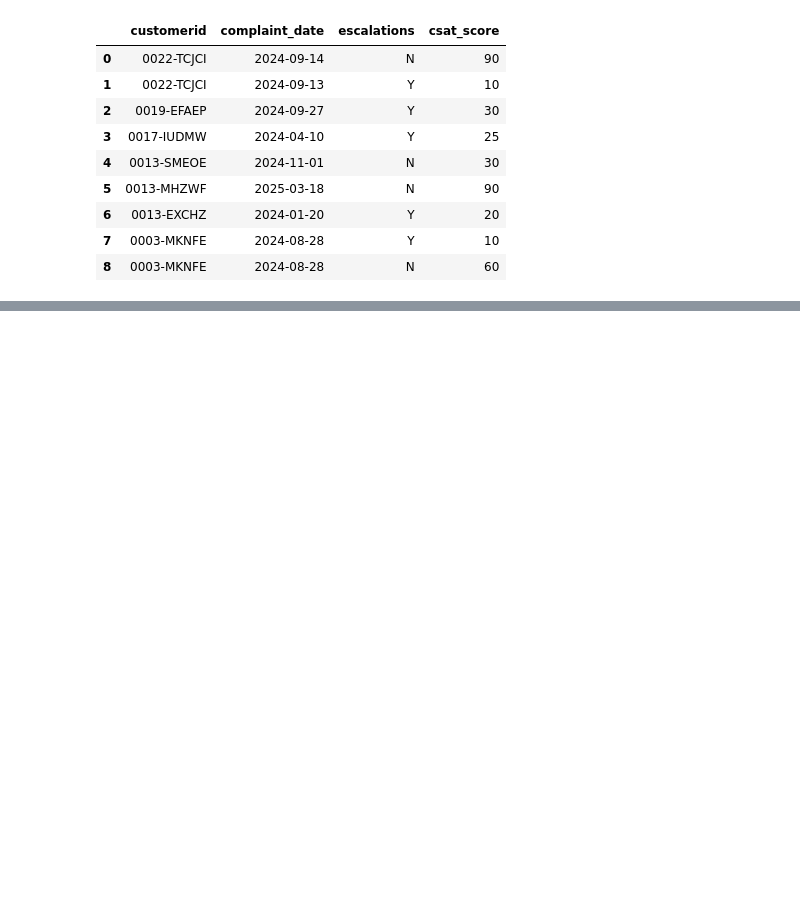
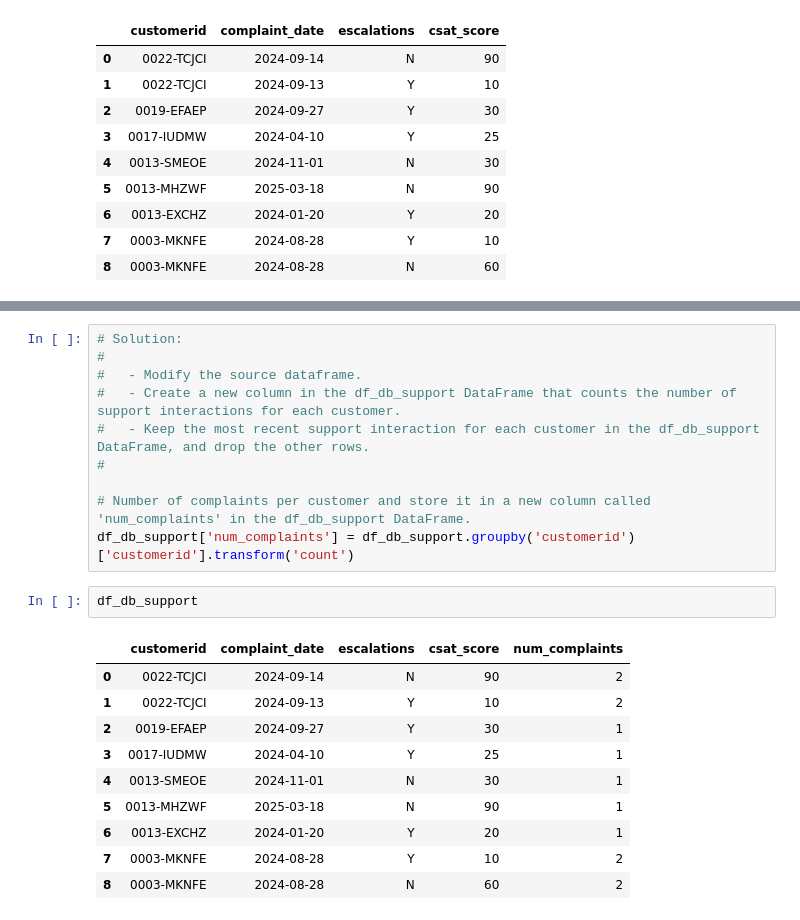
Before and after one commit to SBundhunDev/Customer_Churn_Analysis, a Jupyter notebook: Notebook/OTT_Customer_Churn_Analysis.ipynb, the cells around one changed output, grey strips where cells are left out. Saved outputs shown, nothing was run; the diff lists cells and outputs as text; blank space fills up the shorter version.

Commit message:
Adding transformation and Data Analysis

```diff
--- a/Notebook/OTT_Customer_Churn_Analysis.ipynb
+++ b/Notebook/OTT_Customer_Churn_Analysis.ipynb
@@ -500,0 +599,23 @@ df_db_support
+# %%
+# Solution:
+#
+#   - Modify the source dataframe.
+#   - Create a new column in the df_db_support DataFrame that counts the number of support interactions for each customer.
+#   - Keep the most recent support interaction for each customer in the df_db_support DataFrame, and drop the other rows.
+#
+
+# Number of complaints per customer and store it in a new column called 'num_complaints' in the df_db_support DataFrame.
+df_db_support['num_complaints'] = df_db_support.groupby('customerid')['customerid'].transform('count')
+# %%
+df_db_support
+# %% [output]
+|  | customerid | complaint_date | escalations | csat_score | num_complaints |
+| 0 | 0022-TCJCI | 2024-09-14 | N | 90 | 2 |
+| 1 | 0022-TCJCI | 2024-09-13 | Y | 10 | 2 |
+| 2 | 0019-EFAEP | 2024-09-27 | Y | 30 | 1 |
+| 3 | 0017-IUDMW | 2024-04-10 | Y | 25 | 1 |
+| 4 | 0013-SMEOE | 2024-11-01 | N | 30 | 1 |
+| 5 | 0013-MHZWF | 2025-03-18 | N | 90 | 1 |
+| 6 | 0013-EXCHZ | 2024-01-20 | Y | 20 | 1 |
+| 7 | 0003-MKNFE | 2024-08-28 | Y | 10 | 2 |
+| 8 | 0003-MKNFE | 2024-08-28 | N | 60 | 2 |
```
Also changed, not shown: parts of 39 cells of this notebook, 2 other files.
